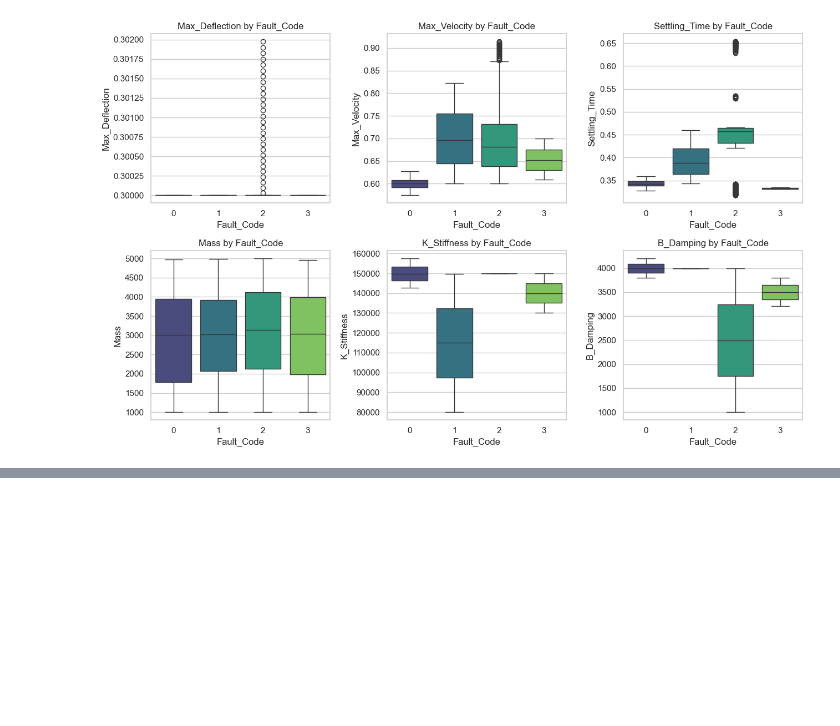
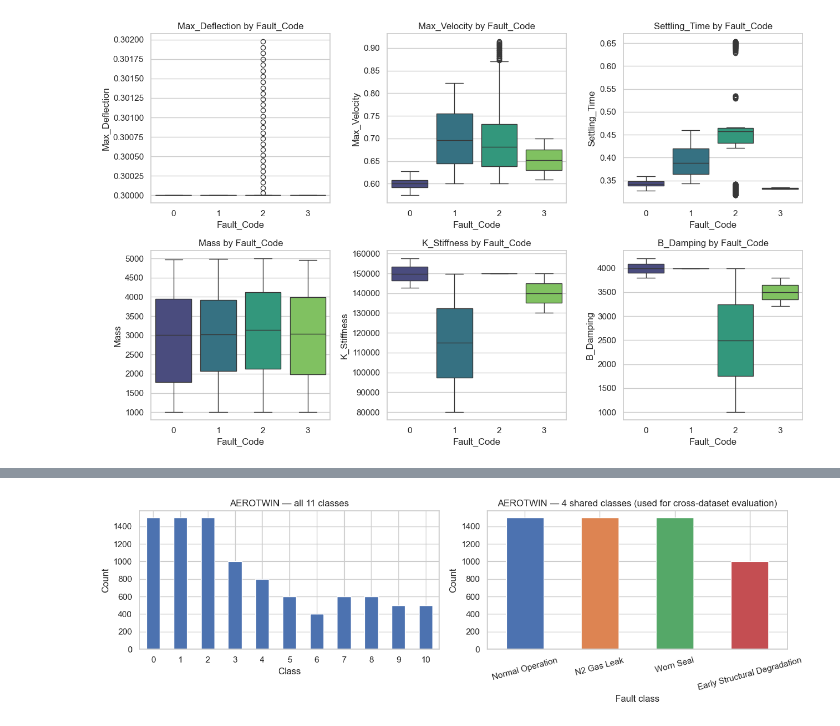
Before and after one commit to zsoltkiss92/Predictive-Maintenance-of-Aircraft-Landing-Gear-Using-Physics-Informed-Digital-Twin-Data-and-ML, a Jupyter notebook: notebooks/01_data_exploration.ipynb, the cells around one changed output, grey strips where cells are left out. Drawn from its saved outputs; the diff is of its cells as text; code cells hidden in the pictures; blank space fills up the shorter version.

Commit message:
Notebooks modified to reflect the changes caused by the AEROTWIN dataset.

```diff
--- a/notebooks/01_data_exploration.ipynb
+++ b/notebooks/01_data_exploration.ipynb
@@ -239,0 +259,14 @@ Passing `palette` without assigning `hue` is deprecated and will be removed in v
+# %%
+# Load AEROTWIN secondary dataset
+AEROTWIN_PATH = Path("../data/raw/AEROTWIN_Dataset_Preprocessed_ZSK.csv")
+df_aero = pd.read_csv(AEROTWIN_PATH)
+print(f"Loaded {len(df_aero):,} rows and {df_aero.shape[1]} columns from {AEROTWIN_PATH.name}")
+
+aero_summary = pd.DataFrame({
+    "dtype"   : df_aero.dtypes,
+    "non_null": df_aero.notnull().sum(),
+    "missing" : df_aero.isnull().sum(),
+})
+display(aero_summary)
+
+df_aero.describe().T
@@ -239,0 +293,31 @@ Passing `palette` without assigning `hue` is deprecated and will be removed in v
+# %%
+SHARED_CLASS_NAMES = {
+    0: "Normal Operation",
+    1: "N2 Gas Leak",
+    2: "Worn Seal",
+    3: "Early Structural Degradation",
+}
+SHARED_CLASSES = [0, 1, 2, 3]
+
+all_counts    = df_aero["Class"].value_counts().sort_index()
+shared_counts = all_counts[SHARED_CLASSES].rename(index=SHARED_CLASS_NAMES)
+
+fig, axes = plt.subplots(1, 2, figsize=(13, 4))
+
+all_counts.plot(kind="bar", ax=axes[0], color="#4c72b0")
+axes[0].set_title("AEROTWIN — all 11 classes")
+axes[0].set_xlabel("Class")
+axes[0].set_ylabel("Count")
+axes[0].tick_params(axis="x", rotation=0)
+
+shared_counts.plot(kind="bar", ax=axes[1],
+                   color=["#4c72b0", "#dd8452", "#55a868", "#c44e52"])
+axes[1].set_title("AEROTWIN — 4 shared classes (used for cross-dataset evaluation)")
+axes[1].set_xlabel("Fault class")
+axes[1].set_ylabel("Count")
+axes[1].tick_params(axis="x", rotation=15)
+
+plt.tight_layout()
+plt.show()
+# %% [output]
+[figure, added]
```
Also changed, not shown: parts of 13 cells of this notebook.
